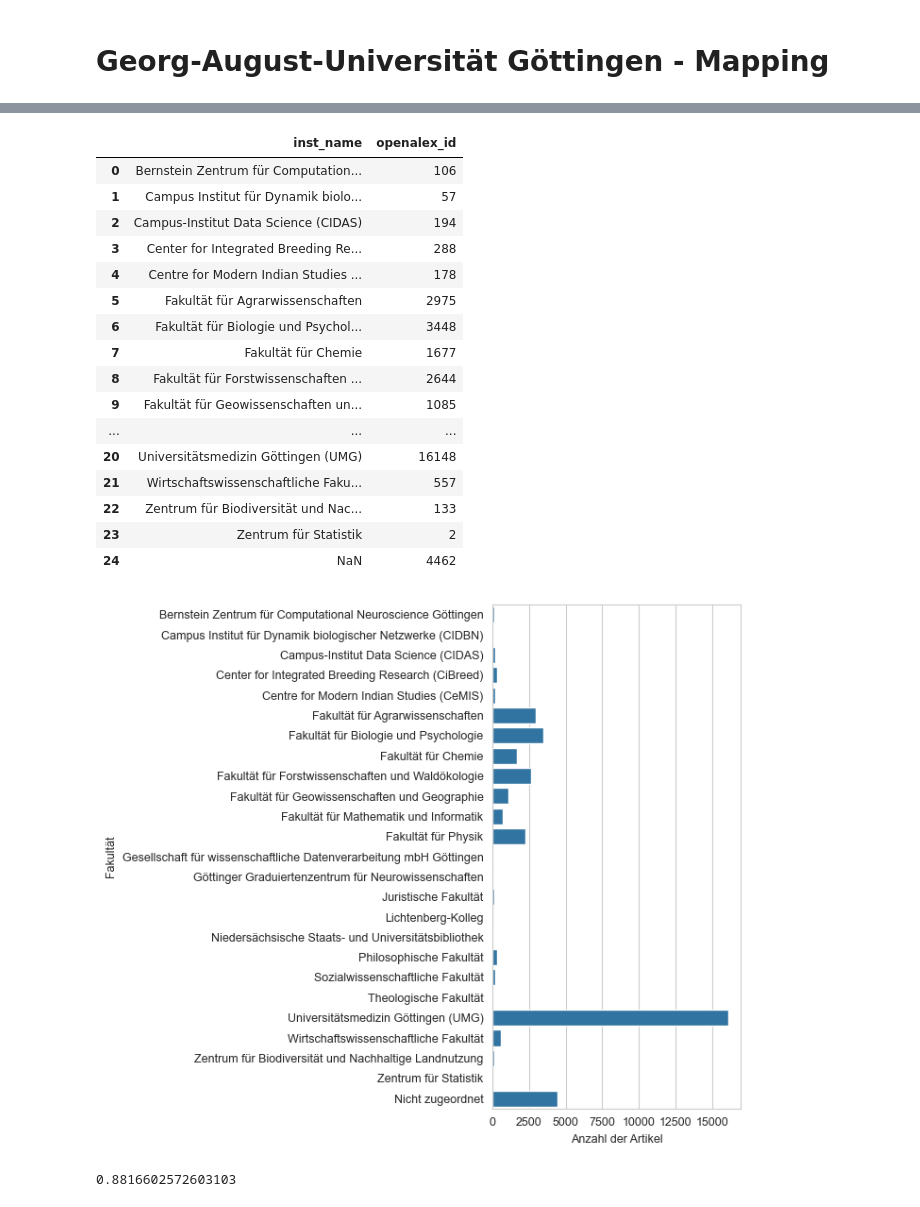
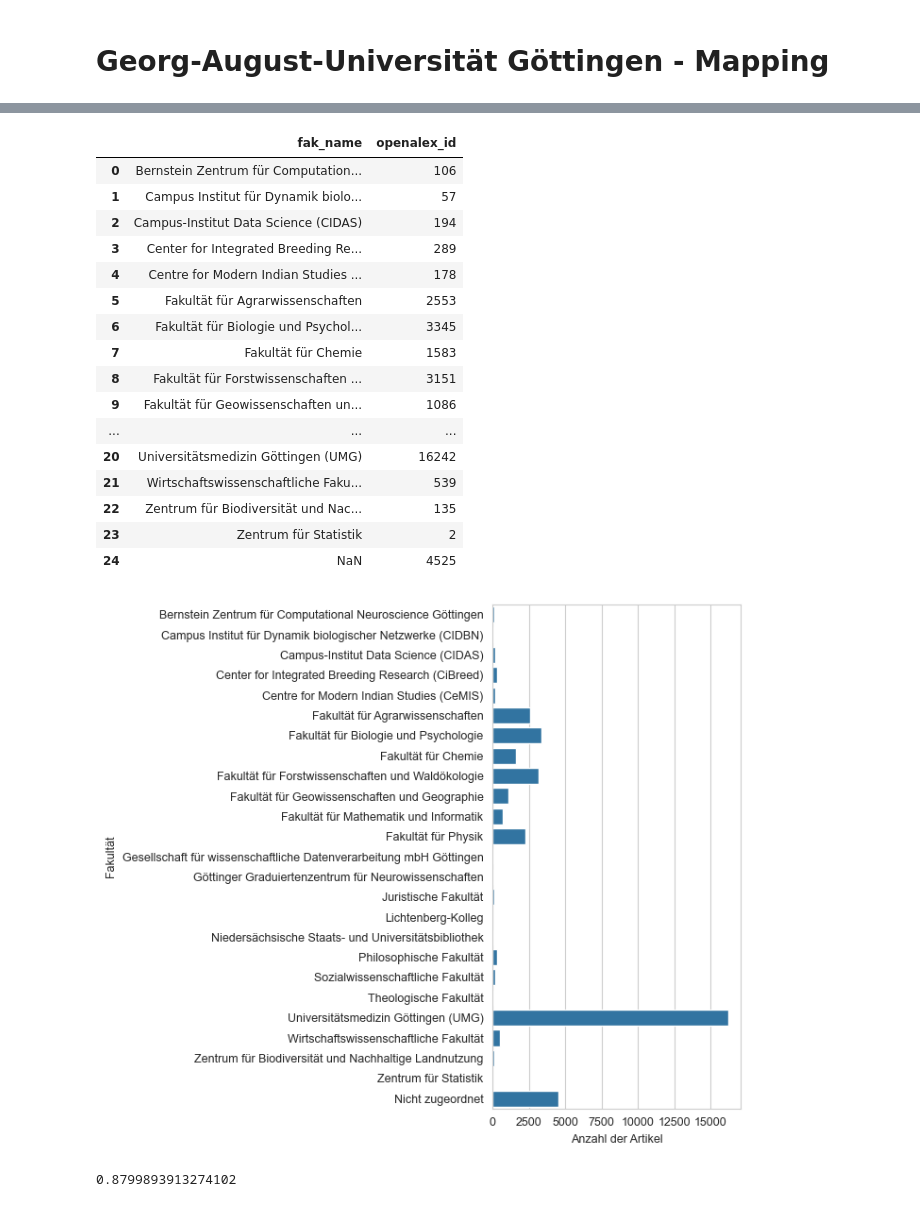
Before and after one commit to naustica/lower_saxony_institutions, a Jupyter notebook: notebooks/institution_mapping/GAU.ipynb, the cells around one changed output, grey strips where cells are left out. Cells and saved outputs as stored; diff of their text form; code cells hidden in the pictures.

```diff
--- a/notebooks/institution_mapping/GAU.ipynb
+++ b/notebooks/institution_mapping/GAU.ipynb
@@ -59,7 +70,7 @@ oal = client.query(f"""
 # %%
 oal = client.query(f"""
                     SELECT
-                        'not assigned' AS inst_name,
+                        'not assigned' AS fak_name,
                         'Georg-August-Universität Göttingen' AS parent_name,
                         raw_affiliation_string,
                         openalex_id
@@ -95,7 +106,7 @@ MAPPING_DICT = {
     'Campus Institut für Dynamik biologischer Netzwerke (CIDBN)': ['biological networks'],
     'Campus-Institut Data Science (CIDAS)': ['cidas', 'campus institute data science'],
     'Centre for Modern Indian Studies (CeMIS)': ['cent(er|re) for modern indian studies'],
-    'Center for Integrated Breeding Research (CiBreed)': ['int\w* breeding'], # selbst ergänzt
+    'Center for Integrated Breeding Research (CiBreed)': ['int\w* breeding', 'breeding research'], # selbst ergänzt
     #'Courant Forschungszentrum Armut, Ungleichheit und Wachstum in Entwicklungsländern': [],
     #'Courant Forschungszentrum Bildung und Religion': [],
     #'Courant Forschungszentrum Evolution des Sozialverhaltens': [],
@@ -104,7 +115,8 @@ MAPPING_DICT = {
     #'Courant-Forschungszentrum Textstrukturen': [],
     #'DFG Forschungszentrum für Molekularphysiologie des Gehirns': [],
     #'Erasmus Mundus Programme Euroculture - Society, politics and culture in a global context': [],
-    'Fakultät für Agrarwissenschaften': ['landwirtschaftlich', 'agricultural', 'breeding research', 'veterinary', '(animal|crop) (science|plant)', 'mycotoxin',
+    'Fakultät für Agrarwissenschaften': ['landwirtschaftlich', 'agricultural(?!(\ssoil|\suniversity|\slaw))', 'veterinary', '(animal|crop) (science|plant)',
+                                         'mycotoxin',
                                          'agro(ecology|biodiversity|nomy)', 'biogeochemistry', 'plant pathology', 'animal (medicine|hygiene)', 'husbandry',
                                          'agrarökonomie', 'grassland', 'tierärztliches institut', 'agrarökosysteme', 'plant breeding'
                                         ],
@@ -115,11 +127,12 @@ MAPPING_DICT = {
                                               'mi(k|c)robiolog(ie|y) (und|and|&amp;) geneti(k|cs)', 'behavioural biology', 'plant biochemistry',
                                               '(socio|neuro)biology', 'psychologie und psychotherapie', 'molecular structural biology', 'biology education',
                                               'psychology of language', 'phycology', '(general|applied) microbiology', 'developmental biology',
-                                              'vegetation', '(abteilung|animal) evolution', 'molecular oncology', 'genomic', ' social and communication',
+                                              'vegetation', '(abteilung|animal) evolution', '(?<!integrative\s)(?<!auditory\s)genomic',
+                                              ' social and communication',
                                               'evolutionary developmental', 'zentrum für molekulare biowissenschaften', 'department of bioinformatics'
                                              ],
     'Fakultät für Chemie': ['(physi(kalische|cal)|(an|in)organi(sche|c)) chemi(e|st(r)?y)', 'biomole(k|c)ular', '(faculty|department) of chemistry', 'w(ö|oe)hler',
-                            'sustainable materials and chemistry', 'organic chemistry'
+                            'organic chemistry'
                            ],
     'Fakultät für Forstwissenschaften und Waldökologie': ['centre of biodiversity', 'forest', 'wood', 'biogeography', 'ecosystem modelling',
                                                           'radio(‐|-)?isotopes', '(soil|wildlife) science', 'stable isotope', 'bioclimatology',
@@ -144,19 +157,18 @@ MAPPING_DICT = {
     #'Göttinger Graduiertenzentrum für Neurowissenschaften, Biophysik und Molekulare Biowissenschaften (GGNB)'
     #'Informationsverbund Dermatologischer Kliniken (IVDK)': [],
     #'Interdisziplinäres Zentrum für Nachhaltige Entwicklung': [],
-    'Juristische Fakultät': ['(rechts|kriminal)wissenschaften', '(bio|medizin|jugendstraf|landwirtschafts|arbeits|europa|familien)recht', 'faculty of law', 'labour law',
-                             'juristische fakultät'
+    'Juristische Fakultät': ['(rechts|kriminal)wissenschaften', '(bio|medizin|jugendstraf|landwirtschafts|arbeits|europa|familien)recht',
+                             'faculty of law', '(labour|agricultural) law', 'juristische fakultät'
                             ],
     'Lichtenberg-Kolleg': ['lichtenberg'],
     'Niedersächsische Staats- und Universitätsbibliothek': ['bibliothek', 'library', 'papendiek 14', 'sub göttingen'],
-    'Philosophische Fakultät': ['arch(a)?eology', '(früh|neuere)(\s)?geschichte', 'english', 'philo(soph|log(ie|y))', 'sprachwissenschaft',
-                                '(iranian|(east )?asian|romance) studies', 'protohistory', 'romance languages', 'musicol(ogy)?',
+    'Philosophische Fakultät': ['arch(a)?eology', '(früh|neuere)(\s)?geschichte', 'english', '(?<!social\s)(?<!sozial)philo(soph(ie|y)|log(ie|y))',
+                                'sprachwissenschaft', '(iranian|(east )?asian|romance) studies', 'protohistory', 'romance languages', 'musicol(ogy)?',
                                 'cultural anthropology', 'faculty of humanities', '(early|regional|modern) history', '(althistorisches|skandinavisches) seminar'
                                ],
     #'Sonderforschungsbereich 1136': [],
-    'Sozialwissenschaftliche Fakultät': ['(institut(e)?|faculty) (für|of) (so(z|c)i|political)', 'sociological research institute', 'democracy (research|studies)',
-                                         '(sport(s)?|political|educational) science', '(politik|sport|erziehungs)wissenschaft', 'soziologisches',
-                                         'erziehungswissensch'
+    'Sozialwissenschaftliche Fakultät': ['(institut(e)?|faculty) (für|of) (so(z|c)i|political)', 'democracy (research|studies)',
+                                         '(sport(s)?|political|educational) science', '(politik|sport|erziehungs)wissenschaft', 'erziehungswissensch'
                                         ],
     'Theologische Fakultät': ['theologische fakultät'],
     'Universitätsmedizin Göttingen (UMG)': ['univ(ersi(t)?((ä|a|ae)ts|y))?(\s|\sof\s)?(med|hosp|klinik)', 'gyn(äk|ec)olog(ie|y)', 'dentistry', 'cardiovascular',
@@ -170,19 +182,21 @@ MAPPING_DICT = {
                                             'nuclear medicine', 'orthop(a)?edics', '(gesichts|unfall)chirurgie', 'hno(\s|-)(klinik|göttingen)',
                                             'cellular biochemistry', 'forensisch', 'geriatrics', 'frauenheilkunde', "children's hospital",
                                             'klinik für psychiatrie', 'neuropathology', 'pediatrics', 'clinical psychology', 'ophthalmol',
-                                            'cardiovasc'
+                                            'cardiovasc', 'molecular oncology'
                                            ],
     'Wirtschaftswissenschaftliche Fakultät': ['econometrics', 'innovation', 'department of economics', 'economic (sciences|policy)', 'business and economics',
-                                              'business (education|administration|economics)', 'logistics', '(professur|chair) (für|of) statisti(k|cs)',
+                                              'business (education|administration)', 'logistics', '(professur|chair) (für|of) statisti(k|cs)',
                                               'information(s|\s)(management|systems)', 'anwendungssysteme', 'application systems', 'sozialgeschichte',
                                               '(development|public) economics', 'rechnungslegung', 'wirtschaftspädagogik', 'management and control',
                                               'information security', 'volkswirtschaftslehre'
                                              ],
     #'Zentrale Kustodie': [],
     #'Zentrum für Antike und Orient': [],
-    'Zentrum für Biodiversität und Nachhaltige Landnutzung': ['cent(er|re) (for|of) (biodiversity|sustainable)'],
+    'Zentrum für Biodiversität und Nachhaltige Landnutzung': ['cent(er|re) (for|of) (biodivers(i|o)ty|sustainable)'],
     #'Zentrum für empirische Unterrichts- und Schulforschung (ZeUS)': [],
     #'Zentrum für Globale Migrationsstudien (CeMig)': [],
     'Zentrum für Statistik': ['zentrum für statistik'],
     #'ZESS - Zentrale Einrichtung für Sprachen und Schlüsselqualifikationen': []
+    ## An-Institute
+    #'Volkswirtschaftliches Institut für Mittelstand und Handwerk an der Universität Göttingen e.V.': ['small business economics']
 }
@@ -197,8 +214,8 @@ def map_address(address: str) -> Union[str, None]:
             return k
     return None
 # %%
-df_with_inst.loc[df_with_inst['inst_name'] == 'not assigned', 'inst_name'] = \
-           df_with_inst.loc[df_with_inst['inst_name'] == 'not assigned']['raw_affiliation_string'].apply(map_address)
+df_with_inst.loc[df_with_inst['fak_name'] == 'not assigned', 'fak_name'] = \
+           df_with_inst.loc[df_with_inst['fak_name'] == 'not assigned']['raw_affiliation_string'].apply(map_address)
 # %%
 df_with_inst
 # %% [output]
@@ -258,42 +281,42 @@ df_with_inst[df_with_inst.inst_name.isnull()].groupby('raw_affiliation_string')[
 # %%
-df_with_inst.groupby(['inst_name'], dropna=False)['openalex_id'].count().reset_index()
+df_with_inst.groupby(['fak_name'], dropna=False)['openalex_id'].count().reset_index()
 # %% [output]
-|  | inst_name | openalex_id |
+|  | fak_name | openalex_id |
 | 0 | Bernstein Zentrum für Computation... | 106 |
 | 1 | Campus Institut für Dynamik biolo... | 57 |
 | 2 | Campus-Institut Data Science (CIDAS) | 194 |
-| 3 | Center for Integrated Breeding Re... | 288 |
+| 3 | Center for Integrated Breeding Re... | 289 |
 | 4 | Centre for Modern Indian Studies ... | 178 |
-| 5 | Fakultät für Agrarwissenschaften | 2975 |
-| 6 | Fakultät für Biologie und Psychol... | 3448 |
-| 7 | Fakultät für Chemie | 1677 |
-| 8 | Fakultät für Forstwissenschaften ... | 2644 |
-| 9 | Fakultät für Geowissenschaften un... | 1085 |
+| 5 | Fakultät für Agrarwissenschaften | 2553 |
+| 6 | Fakultät für Biologie und Psychol... | 3345 |
+| 7 | Fakultät für Chemie | 1583 |
+| 8 | Fakultät für Forstwissenschaften ... | 3151 |
+| 9 | Fakultät für Geowissenschaften un... | 1086 |
 | ... | ... | ... |
-| 20 | Universitätsmedizin Göttingen (UMG) | 16148 |
-| 21 | Wirtschaftswissenschaftliche Faku... | 557 |
-| 22 | Zentrum für Biodiversität und Nac... | 133 |
+| 20 | Universitätsmedizin Göttingen (UMG) | 16242 |
+| 21 | Wirtschaftswissenschaftliche Faku... | 539 |
+| 22 | Zentrum für Biodiversität und Nac... | 135 |
 | 23 | Zentrum für Statistik | 2 |
-| 24 | NaN | 4462 |
+| 24 | NaN | 4525 |
 # %%
-df_plot = df_with_inst.groupby(['inst_name'], dropna=False)['openalex_id'].count().reset_index()
+df_plot = df_with_inst.groupby(['fak_name'], dropna=False)['openalex_id'].count().reset_index()
 df_plot.fillna('Nicht zugeordnet', inplace=True)
 
 fig, ax = plt.subplots(figsize=(7, 6))
 
 sns.barplot(data=df_plot,
             x='openalex_id',
-            y='inst_name',
+            y='fak_name',
             ax=ax)
 
 ax.set(xlabel='Anzahl der Artikel', ylabel='Fakultät')
 
 plt.tight_layout()
 
 plt.show()
 # %% [output]
-[figure, old version]
+[figure, new version]
 # %%
-df_plot[df_plot.inst_name != 'Nicht zugeordnet'].openalex_id.sum() / df_plot.openalex_id.sum()
+df_plot[df_plot.fak_name != 'Nicht zugeordnet'].openalex_id.sum() / df_plot.openalex_id.sum()
 # %% [output]
-0.8816602572603103
+0.8799893913274102
```
Also changed, not shown: parts of 15 cells of this notebook, 40 other files.
